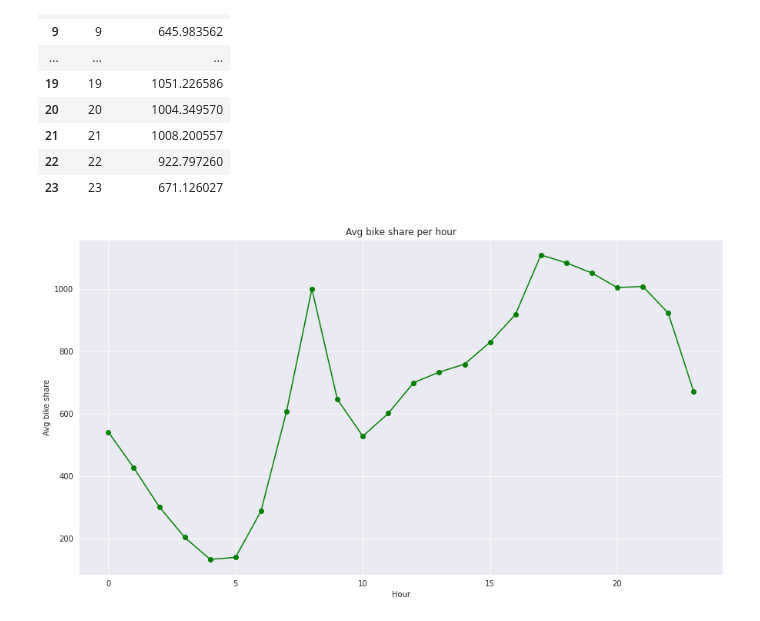
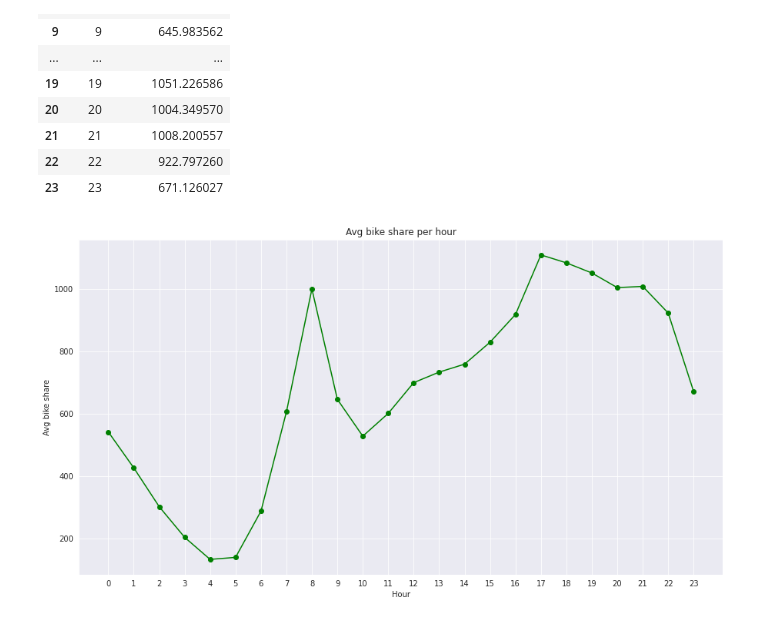
Before and after one commit to aloksingh43/Bike_sharing_demand_prediction, a Jupyter notebook: Bike_sharing_demand_prediction.ipynb, the cells around one changed output. Drawn from its saved outputs; the diff is of its cells as text; code cells hidden in the pictures.

```diff
--- a/Bike_sharing_demand_prediction.ipynb
+++ b/Bike_sharing_demand_prediction.ipynb
@@ -376,12 +376,13 @@ average_of_bikeshare_in_hour
 # %%
 plt.figure(figsize=(15,8))
 sns.set_style("darkgrid")
 plt.plot(average_of_bikeshare_in_hour['Hour'],average_of_bikeshare_in_hour['Rented Bike Count'], marker='o', c='g')
 plt.xlabel('Hour')
 plt.ylabel('Avg bike share')
-plt.title('Avg bike share per hour');
+plt.title('Avg bike share per hour')
+plt.xticks(average_of_bikeshare_in_hour['Hour']);
 # %% [output]
-[figure, old version]
+[figure, new version]
 # %%
 # plot box plot for categorical column
 plt.figure(figsize=(10,10))
```
Also changed, not shown: parts of 18 cells of this notebook.
